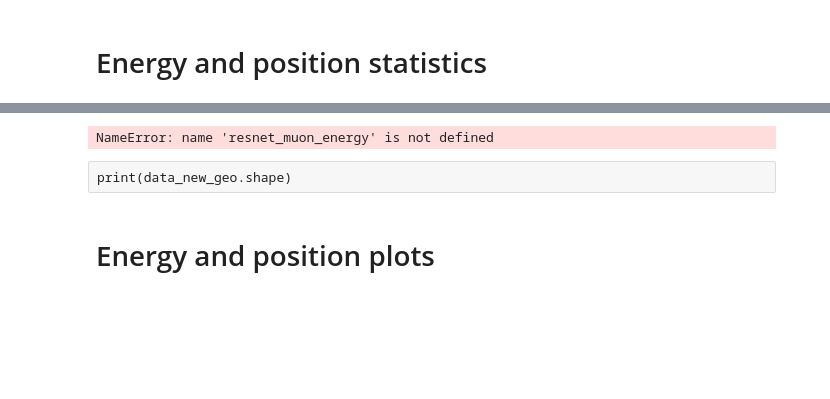
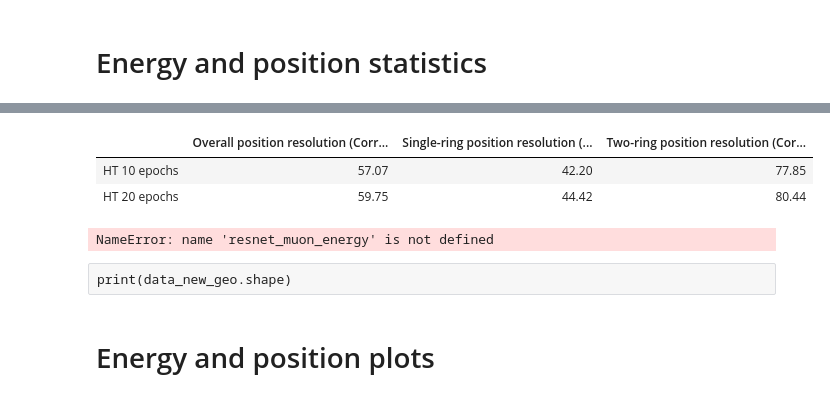
Before and after one commit to cid02219585/WatChMaL, a Jupyter notebook: regression_analysis_multi.ipynb, the cells around one changed output, grey strips where cells are left out. Cells and saved outputs as stored; diff of their text form; code cells hidden in the pictures; blank space fills up the shorter version.

```diff
--- a/regression_analysis_multi.ipynb
+++ b/regression_analysis_multi.ipynb
@@ -1172,3 +492,23 @@ tabulate_statistics(e_position_mean, position_stats, position_stat_labels, posit
+# %%
+tabulate_statistics(
+    ht_variable_position_event,
+    quantities=[
+        "mean_position_3d_error_correct_classification",
+        "single_ring_mean_position_3d_error_correct_classification",
+        "two_ring_mean_position_3d_error_correct_classification",
+    ],
+    stat_labels=[
+        "Overall position resolution (Correctly classified) [cm]",
+        "Single-ring position resolution (Correctly classified) [cm]",
+        "Two-ring position resolution (Correctly classified) [cm]",
+    ],
+    statistic="mean",
+    transpose=True,
+)
+# %% [output]
+|  | Overall position resolution (Corr... | Single-ring position resolution (... | Two-ring position resolution (Cor... |
+| HT 10 epochs | 57.07 | 42.20 | 77.85 |
+| HT 20 epochs | 59.75 | 44.42 | 80.44 |
 # %%
 # energy_stats = ["momentum_fractional_errors", "momentum_residuals"]
 # energy_stat_labels = ["Momentum fractional error resolution", "Momentum residual resolution"]
```
Also changed, not shown: parts of 56 cells of this notebook, 5 other files.
